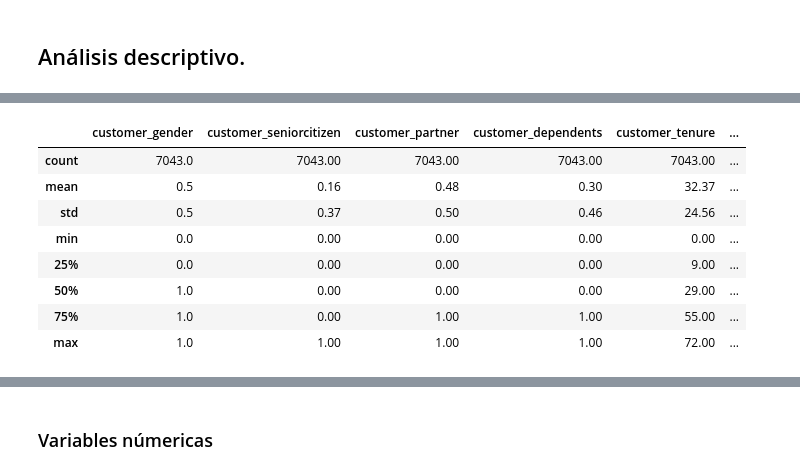
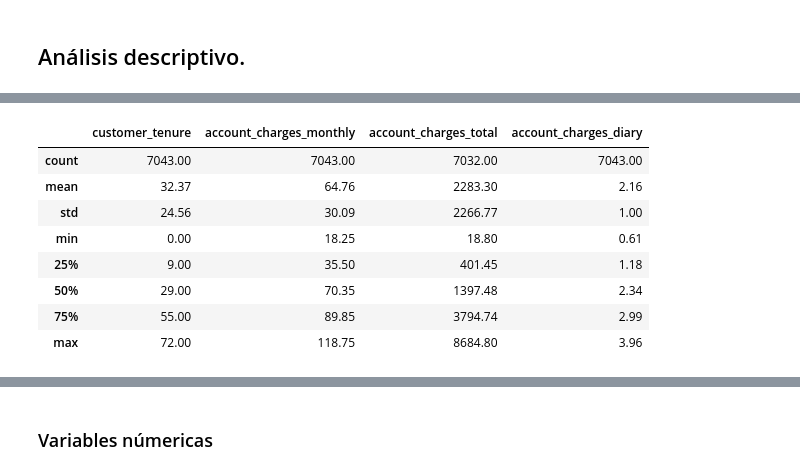
Before and after one commit to BjorkMagno/Portafolio, a Jupyter notebook: data-science/desafios/TelecomX/ChallengeTelecomX.ipynb, the cells around one changed output, grey strips where cells are left out. Cells and saved outputs as stored; diff of their text form; code cells hidden in the pictures.

```diff
--- a/data-science/desafios/TelecomX/ChallengeTelecomX.ipynb
+++ b/data-science/desafios/TelecomX/ChallengeTelecomX.ipynb
@@ -47,3 +47,7 @@ Index(['customerid', 'churn', 'customer_gender', 'customer_seniorcitizen',
        'account_paperlessbilling', 'account_paymentmethod',
        'account_charges_monthly', 'account_charges_total'],
       dtype='object')
+# %%
+# Cambio estaderizado de datis de la columna 'account_contract'
+datos['account_contract'] = datos['account_contract'].str.replace('-', ' ')
+datos['account_contract'].head(2)
@@ -246,27 +255,6 @@ datos['phone_phoneservice'] = datos['phone_phoneservice'].replace({'No': 0, 'Yes
 
 # Estadirizacion de los datos de 'account_paperlessbilling' con 'No': 0, 'Yes': 1
 datos['account_paperlessbilling'] = datos['account_paperlessbilling'].replace({'No': 0, 'Yes': 1})
-# %%
-# Estadirizacion de los datos de 'phone_multiplelines' con 'No': 0, 'Yes': 1, 'No phone service': 0
-datos['phone_multiplelines'] = datos['phone_multiplelines'].replace({'No': 0, 'No phone service':0, 'Yes': 1})
-
-# Estadirizacion de los datos de 'internet_onlinesecurity' con 'No': 0, 'Yes': 1, 'No phone service': 0
-datos['internet_onlinesecurity'] = datos['internet_onlinesecurity'].replace({'No': 0, 'No internet service':0, 'Yes': 1})
-
-# Estadirizacion de los datos de 'internet_onlinebackup' con 'No': 0, 'Yes': 1, 'No phone service': 0
-datos['internet_onlinebackup'] = datos['internet_onlinebackup'].replace({'No': 0, 'No internet service':0, 'Yes': 1})
-
-# Estadirizacion de los datos de 'internet_deviceprotection' con 'No': 0, 'Yes': 1, 'No phone service': 0
-datos['internet_deviceprotection'] = datos['internet_deviceprotection'].replace({'No': 0, 'No internet service':0, 'Yes': 1})
-
-# Estadirizacion de los datos de 'internet_techsupport' con 'No': 0, 'Yes': 1, 'No phone service': 0
-datos['internet_techsupport'] = datos['internet_techsupport'].replace({'No': 0, 'No internet service':0, 'Yes': 1})
-
-# Estadirizacion de los datos de 'internet_streamingtv' con 'No': 0, 'Yes': 1, 'No phone service': 0
-datos['internet_streamingtv'] = datos['internet_streamingtv'].replace({'No': 0, 'No internet service':0, 'Yes': 1})
-
-# Estadirizacion de los datos de 'internet_streamingmovies' con 'No': 0, 'Yes': 1, 'No phone service': 0
-datos['internet_streamingmovies'] = datos['internet_streamingmovies'].replace({'No': 0, 'No internet service':0, 'Yes': 1})
 # %% [markdown]
 ## Demanda DEV.
 # %%
@@ -401,13 +402,15 @@ datos.head()
+# %%
+columnas_numericas = ['customer_tenure', 'account_charges_monthly', 'account_charges_total', 'account_charges_diary']
 # %%
-# Describsion general.
-datos.describe().round(2)
+# Descripción general.
+datos[columnas_numericas].describe().round(2)
 # %% [output]
-|  | customer_gender | customer_seniorcitizen | customer_partner | customer_dependents | customer_tenure | ... |
-| count | 7043.0 | 7043.00 | 7043.00 | 7043.00 | 7043.00 | ... |
-| mean | 0.5 | 0.16 | 0.48 | 0.30 | 32.37 | ... |
-| std | 0.5 | 0.37 | 0.50 | 0.46 | 24.56 | ... |
-| min | 0.0 | 0.00 | 0.00 | 0.00 | 0.00 | ... |
-| 25% | 0.0 | 0.00 | 0.00 | 0.00 | 9.00 | ... |
-| 50% | 1.0 | 0.00 | 0.00 | 0.00 | 29.00 | ... |
-| 75% | 1.0 | 0.00 | 1.00 | 1.00 | 55.00 | ... |
-| max | 1.0 | 1.00 | 1.00 | 1.00 | 72.00 | ... |
+|  | customer_tenure | account_charges_monthly | account_charges_total | account_charges_diary |
+| count | 7043.00 | 7043.00 | 7032.00 | 7043.00 |
+| mean | 32.37 | 64.76 | 2283.30 | 2.16 |
+| std | 24.56 | 30.09 | 2266.77 | 1.00 |
+| min | 0.00 | 18.25 | 18.80 | 0.61 |
+| 25% | 9.00 | 35.50 | 401.45 | 1.18 |
+| 50% | 29.00 | 70.35 | 1397.48 | 2.34 |
+| 75% | 55.00 | 89.85 | 3794.74 | 2.99 |
+| max | 72.00 | 118.75 | 8684.80 | 3.96 |
```
Also changed, not shown: parts of 60 cells of this notebook.
